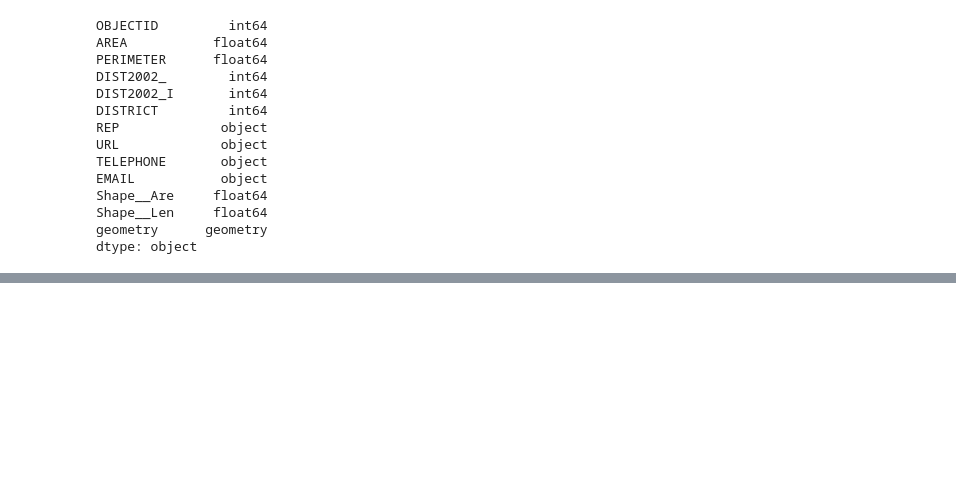
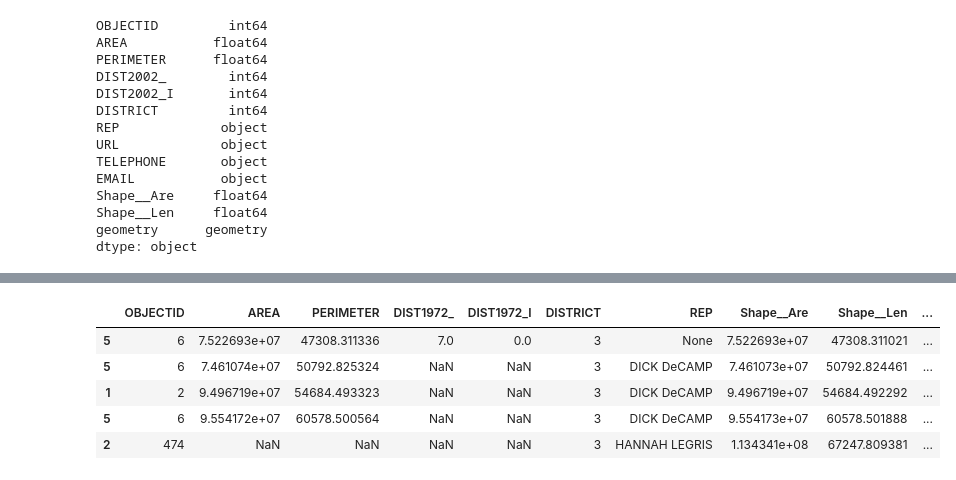
Before and after one commit to RealCaddish/lexington_districts, a Jupyter notebook: lexDistricts.ipynb, the cells around one changed output, grey strips where cells are left out. Cells and saved outputs as stored; diff of their text form; code cells hidden in the pictures; blank space fills up the shorter version.

```diff
--- a/lexDistricts.ipynb
+++ b/lexDistricts.ipynb
@@ -276,0 +297,9 @@ In [10]: eurasia = europe.append(asia)
+# %%
+district3.head()
+# %% [output]
+|  | OBJECTID | AREA | PERIMETER | DIST1972_ | DIST1972_I | DISTRICT | REP | Shape__Are | Shape__Len | ... |
+| 5 | 6 | 7.522693e+07 | 47308.311336 | 7.0 | 0.0 | 3 | None | 7.522693e+07 | 47308.311021 | ... |
+| 5 | 6 | 7.461074e+07 | 50792.825324 | NaN | NaN | 3 | DICK DeCAMP | 7.461073e+07 | 50792.824461 | ... |
+| 1 | 2 | 9.496719e+07 | 54684.493323 | NaN | NaN | 3 | DICK DeCAMP | 9.496719e+07 | 54684.492292 | ... |
+| 5 | 6 | 9.554172e+07 | 60578.500564 | NaN | NaN | 3 | DICK DeCAMP | 9.554173e+07 | 60578.501888 | ... |
+| 2 | 474 | NaN | NaN | NaN | NaN | 3 | HANNAH LEGRIS | 1.134341e+08 | 67247.809381 | ... |
```
Also changed, not shown: parts of 13 cells of this notebook, 2 other files.
